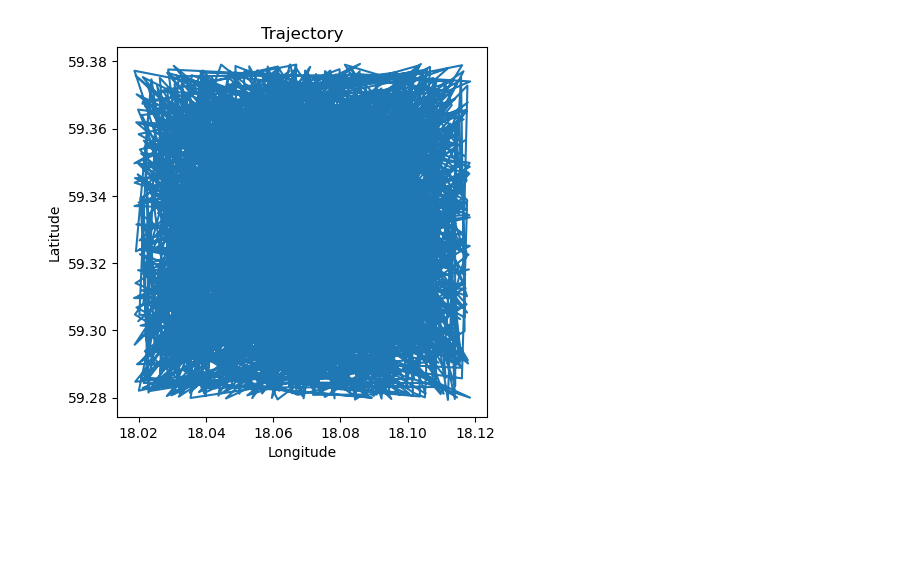
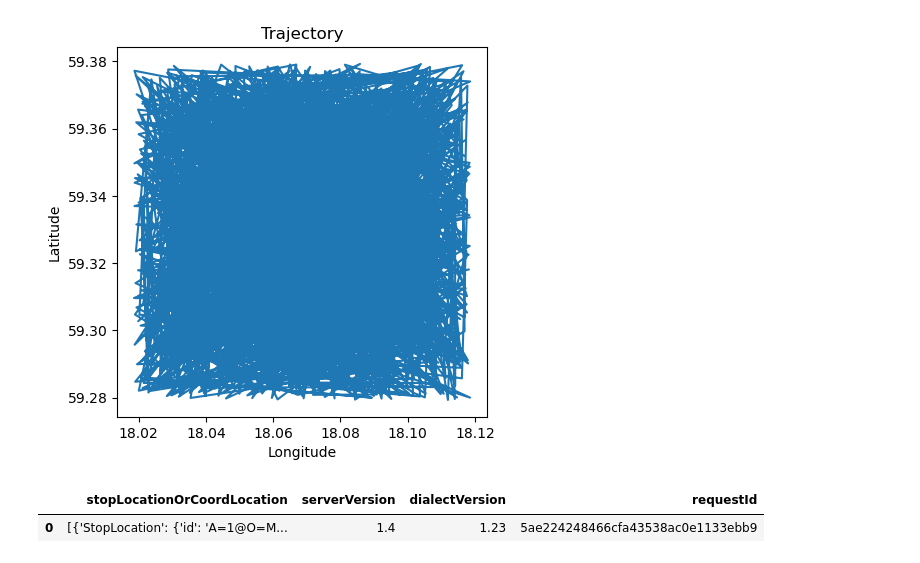
Before and after one commit to pablo-chacon/lbrp, a Jupyter notebook: gtfs/clustering_data.ipynb, the cells around one changed output. Cells and saved outputs as stored; diff of their text form; code cells hidden in the pictures; blank space fills up the shorter version.

```diff
--- a/gtfs/clustering_data.ipynb
+++ b/gtfs/clustering_data.ipynb
@@ -101,4 +101,9 @@ plt.show()
 # %% [output]
 [figure]
 # %%
-import sl_rtd as sl
+near_df = pd.read_pickle('nearby_stops.pkl')
+# %%
+near_df
+# %% [output]
+|  | stopLocationOrCoordLocation | serverVersion | dialectVersion | requestId |
+| 0 | [{'StopLocation': {'id': 'A=1@O=M... | 1.4 | 1.23 | 5ae224248466cfa43538ac0e1133ebb9 |
```
Also changed, not shown: 3 other files.
